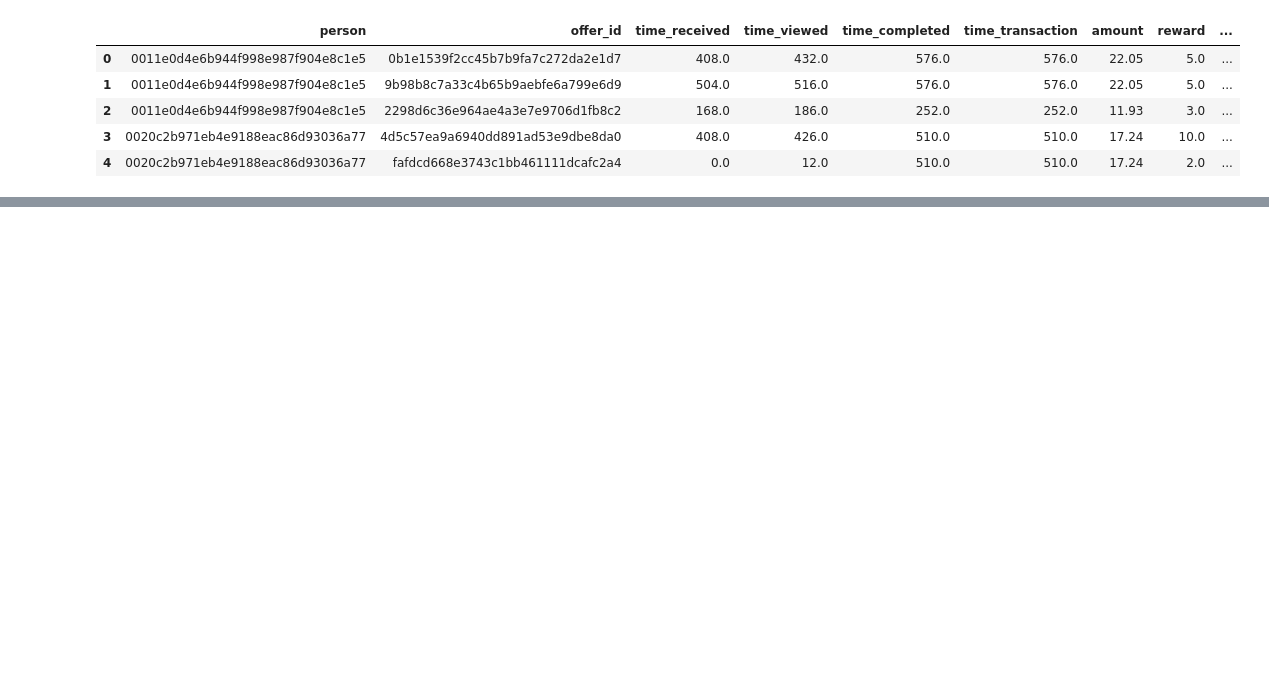
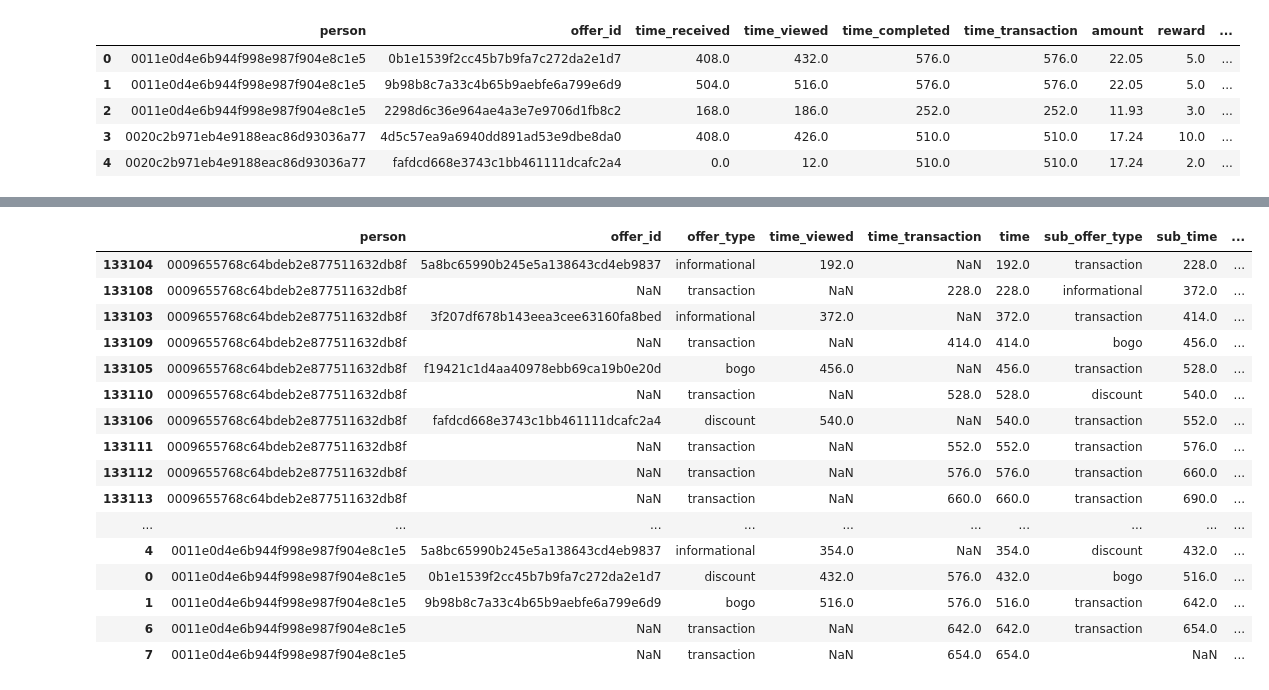
Before and after one commit to MatteoFelici/Capstone_Starkbucks_MLE, a Jupyter notebook: Data_preparation_exploration.ipynb, the cells around one changed output, grey strips where cells are left out. Cells and saved outputs as stored; diff of their text form; code cells hidden in the pictures; blank space fills up the shorter version.

```diff
--- a/Data_preparation_exploration.ipynb
+++ b/Data_preparation_exploration.ipynb
@@ -448,0 +430,36 @@ benchmark.describe().transpose()
+# %%
+# Let's make a copy of the dataset
+tmp = df.loc[(df['time_viewed'].isnull() == False) | (df['time_transaction'].isnull() == False),
+             ['person', 'offer_id', 'offer_type', 'time_viewed', 'time_transaction']]
+tmp['time'] = tmp['time_viewed']
+tmp.loc[tmp['time'].isnull(), 'time'] = tmp['time_transaction']
+tmp.sort_values(['person', 'time', 'offer_id'], inplace=True)
+
+# Now we shift the info of the subsequent record
+tmp['sub_offer_type'] = tmp['offer_type'].shift(-1)
+tmp['sub_time'] = tmp['time'].shift(-1)
+# If the next record is relative to another customer, we put a missing
+tmp.loc[tmp['person'].shift(-1) != tmp['person'], ['sub_offer_type', 'sub_time']] = ['', np.nan]
+
+# Finally we calculate the time difference
+tmp['time_diff_with_sub'] = tmp['sub_time'] - tmp['time_viewed']
+
+tmp.head(20)
+# %% [output]
+|  | person | offer_id | offer_type | time_viewed | time_transaction | time | sub_offer_type | sub_time | ... |
+| 133104 | 0009655768c64bdeb2e877511632db8f | 5a8bc65990b245e5a138643cd4eb9837 | informational | 192.0 | NaN | 192.0 | transaction | 228.0 | ... |
+| 133108 | 0009655768c64bdeb2e877511632db8f | NaN | transaction | NaN | 228.0 | 228.0 | informational | 372.0 | ... |
+| 133103 | 0009655768c64bdeb2e877511632db8f | 3f207df678b143eea3cee63160fa8bed | informational | 372.0 | NaN | 372.0 | transaction | 414.0 | ... |
+| 133109 | 0009655768c64bdeb2e877511632db8f | NaN | transaction | NaN | 414.0 | 414.0 | bogo | 456.0 | ... |
+| 133105 | 0009655768c64bdeb2e877511632db8f | f19421c1d4aa40978ebb69ca19b0e20d | bogo | 456.0 | NaN | 456.0 | transaction | 528.0 | ... |
+| 133110 | 0009655768c64bdeb2e877511632db8f | NaN | transaction | NaN | 528.0 | 528.0 | discount | 540.0 | ... |
+| 133106 | 0009655768c64bdeb2e877511632db8f | fafdcd668e3743c1bb461111dcafc2a4 | discount | 540.0 | NaN | 540.0 | transaction | 552.0 | ... |
+| 133111 | 0009655768c64bdeb2e877511632db8f | NaN | transaction | NaN | 552.0 | 552.0 | transaction | 576.0 | ... |
+| 133112 | 0009655768c64bdeb2e877511632db8f | NaN | transaction | NaN | 576.0 | 576.0 | transaction | 660.0 | ... |
+| 133113 | 0009655768c64bdeb2e877511632db8f | NaN | transaction | NaN | 660.0 | 660.0 | transaction | 690.0 | ... |
+| ... | ... | ... | ... | ... | ... | ... | ... | ... | ... |
+| 4 | 0011e0d4e6b944f998e987f904e8c1e5 | 5a8bc65990b245e5a138643cd4eb9837 | informational | 354.0 | NaN | 354.0 | discount | 432.0 | ... |
+| 0 | 0011e0d4e6b944f998e987f904e8c1e5 | 0b1e1539f2cc45b7b9fa7c272da2e1d7 | discount | 432.0 | 576.0 | 432.0 | bogo | 516.0 | ... |
+| 1 | 0011e0d4e6b944f998e987f904e8c1e5 | 9b98b8c7a33c4b65b9aebfe6a799e6d9 | bogo | 516.0 | 576.0 | 516.0 | transaction | 642.0 | ... |
+| 6 | 0011e0d4e6b944f998e987f904e8c1e5 | NaN | transaction | NaN | 642.0 | 642.0 | transaction | 654.0 | ... |
+| 7 | 0011e0d4e6b944f998e987f904e8c1e5 | NaN | transaction | NaN | 654.0 | 654.0 |  | NaN | ... |
```
Also changed, not shown: parts of 26 cells of this notebook.
